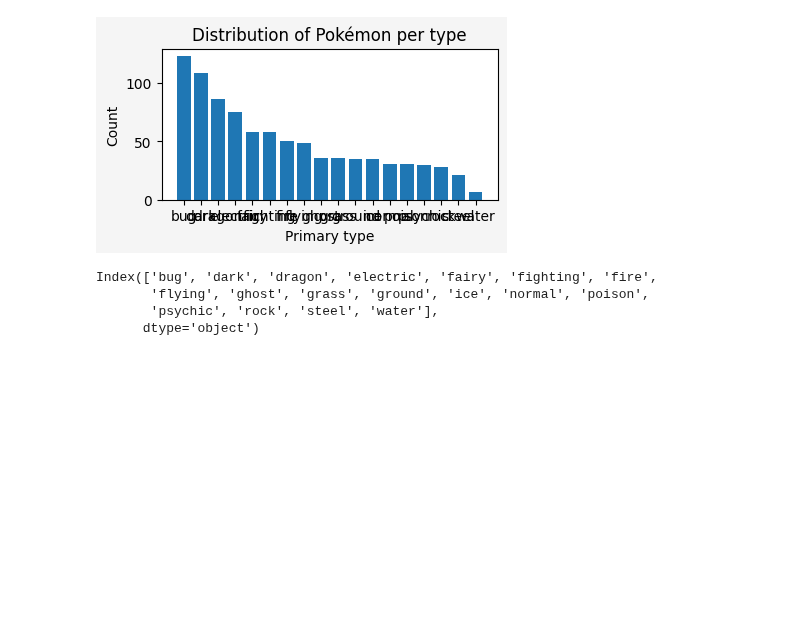
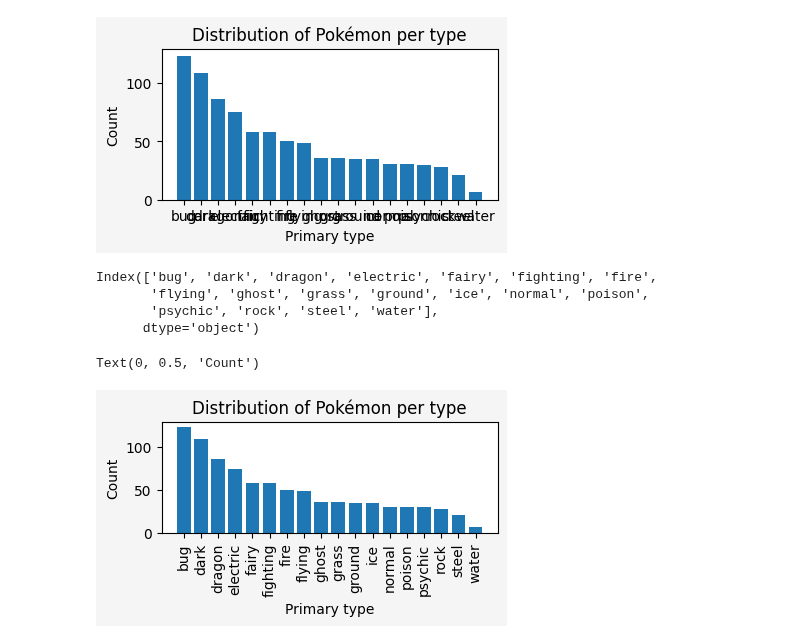
Before and after one commit to NicoleSchwartz/20241505-tutorial-pandas-matplotlib, a Jupyter notebook: tutorial.ipynb, the cells around one changed output. Drawn from its saved outputs; the diff is of its cells as text; code cells hidden in the pictures; blank space fills up the shorter version.

```diff
--- a/tutorial.ipynb
+++ b/tutorial.ipynb
@@ -754,3 +754,27 @@ Index(['bug', 'dark', 'dragon', 'electric', 'fairy', 'fighting', 'fire',
        'flying', 'ghost', 'grass', 'ground', 'ice', 'normal', 'poison',
        'psychic', 'rock', 'steel', 'water'],
       dtype='object')
+# %%
+fig, ax = plt.subplots(
+    figsize=(4, 2.25),
+    facecolor="whitesmoke",
+    layout="constrained",
+)
+
+primary_type = pokemon["primary_type"]
+
+ax.bar(
+    range(primary_type.nunique()),
+    primary_type.value_counts(),
+)
+ax.set_xticks(
+    range(primary_type.nunique()),
+    labels=primary_type.cat.categories,
+    rotation=90,
+)
+ax.set_title("Distribution of Pokémon per type")
+ax.set_xlabel("Primary type")
+ax.set_ylabel("Count")
+# %% [output]
+Text(0, 0.5, 'Count')
+[figure, added]
```
